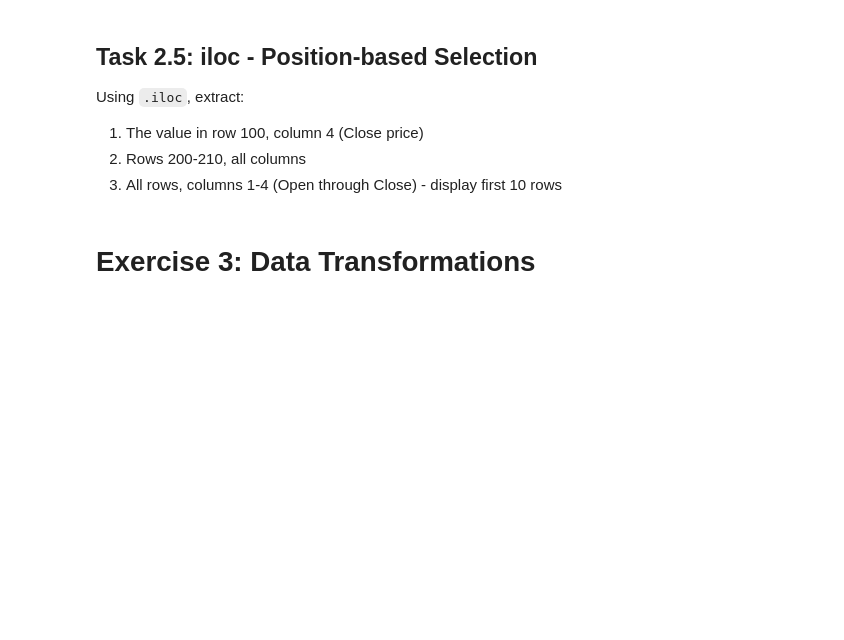
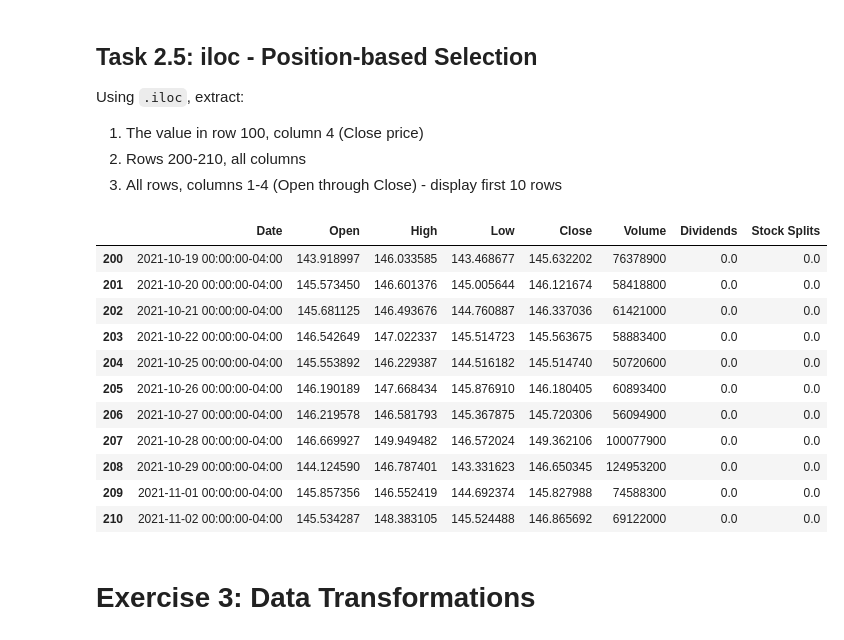
Before and after one commit to kuruscufatih/applied-finance-python, a Jupyter notebook: 0_learning_python/python_advanced/exercise_pandas.ipynb, the cells around one changed output. Drawn from its saved outputs; the diff is of its cells as text; code cells hidden in the pictures; blank space fills up the shorter version.

```diff
--- a/0_learning_python/python_advanced/exercise_pandas.ipynb
+++ b/0_learning_python/python_advanced/exercise_pandas.ipynb
@@ -21,3 +23,7 @@ This notebook contains exercises to practice Pandas fundamentals using Apple (AA
 Load the Apple stock data from `AAPL_2021_2024.csv` into a DataFrame called `df`.
 
 Print the shape (number of rows and columns) of the dataset.
+# %%
+path_to_data = "../../data/AAPL_2021_2024.csv"
+df = pd.read_csv(path_to_data)
+print(df.shape)
@@ -47,3 +117,7 @@ Calculate and display:
 1. Convert the `Date` column to datetime format
 2. Set the `Date` column as the index (save as `df_indexed`)
 3. Display the first 5 rows of `df_indexed`
+# %%
+df['Date'] = pd.to_datetime(df['Date'], utc=True)
+df_indexed = df.set_index('Date')
+df_indexed.head()
@@ -92,6 +226,21 @@ Using `.iloc`, extract:
 1. The value in row 100, column 4 (Close price)
 2. Rows 200-210, all columns
 3. All rows, columns 1-4 (Open through Close) - display first 10 rows
+# %%
+df.iloc[200:211,:]
+# %% [output]
+|  | Date | Open | High | Low | Close | Volume | Dividends | Stock Splits |
+| 200 | 2021-10-19 00:00:00-04:00 | 143.918997 | 146.033585 | 143.468677 | 145.632202 | 76378900 | 0.0 | 0.0 |
+| 201 | 2021-10-20 00:00:00-04:00 | 145.573450 | 146.601376 | 145.005644 | 146.121674 | 58418800 | 0.0 | 0.0 |
+| 202 | 2021-10-21 00:00:00-04:00 | 145.681125 | 146.493676 | 144.760887 | 146.337036 | 61421000 | 0.0 | 0.0 |
+| 203 | 2021-10-22 00:00:00-04:00 | 146.542649 | 147.022337 | 145.514723 | 145.563675 | 58883400 | 0.0 | 0.0 |
+| 204 | 2021-10-25 00:00:00-04:00 | 145.553892 | 146.229387 | 144.516182 | 145.514740 | 50720600 | 0.0 | 0.0 |
+| 205 | 2021-10-26 00:00:00-04:00 | 146.190189 | 147.668434 | 145.876910 | 146.180405 | 60893400 | 0.0 | 0.0 |
+| 206 | 2021-10-27 00:00:00-04:00 | 146.219578 | 146.581793 | 145.367875 | 145.720306 | 56094900 | 0.0 | 0.0 |
+| 207 | 2021-10-28 00:00:00-04:00 | 146.669927 | 149.949482 | 146.572024 | 149.362106 | 100077900 | 0.0 | 0.0 |
+| 208 | 2021-10-29 00:00:00-04:00 | 144.124590 | 146.787401 | 143.331623 | 146.650345 | 124953200 | 0.0 | 0.0 |
+| 209 | 2021-11-01 00:00:00-04:00 | 145.857356 | 146.552419 | 144.692374 | 145.827988 | 74588300 | 0.0 | 0.0 |
+| 210 | 2021-11-02 00:00:00-04:00 | 145.534287 | 148.383105 | 145.524488 | 146.865692 | 69122000 | 0.0 | 0.0 |
 # %% [markdown]
 # Exercise 3: Data Transformations
 # %% [markdown]
```
Also changed, not shown: parts of 20 cells of this notebook, 2 other files.
